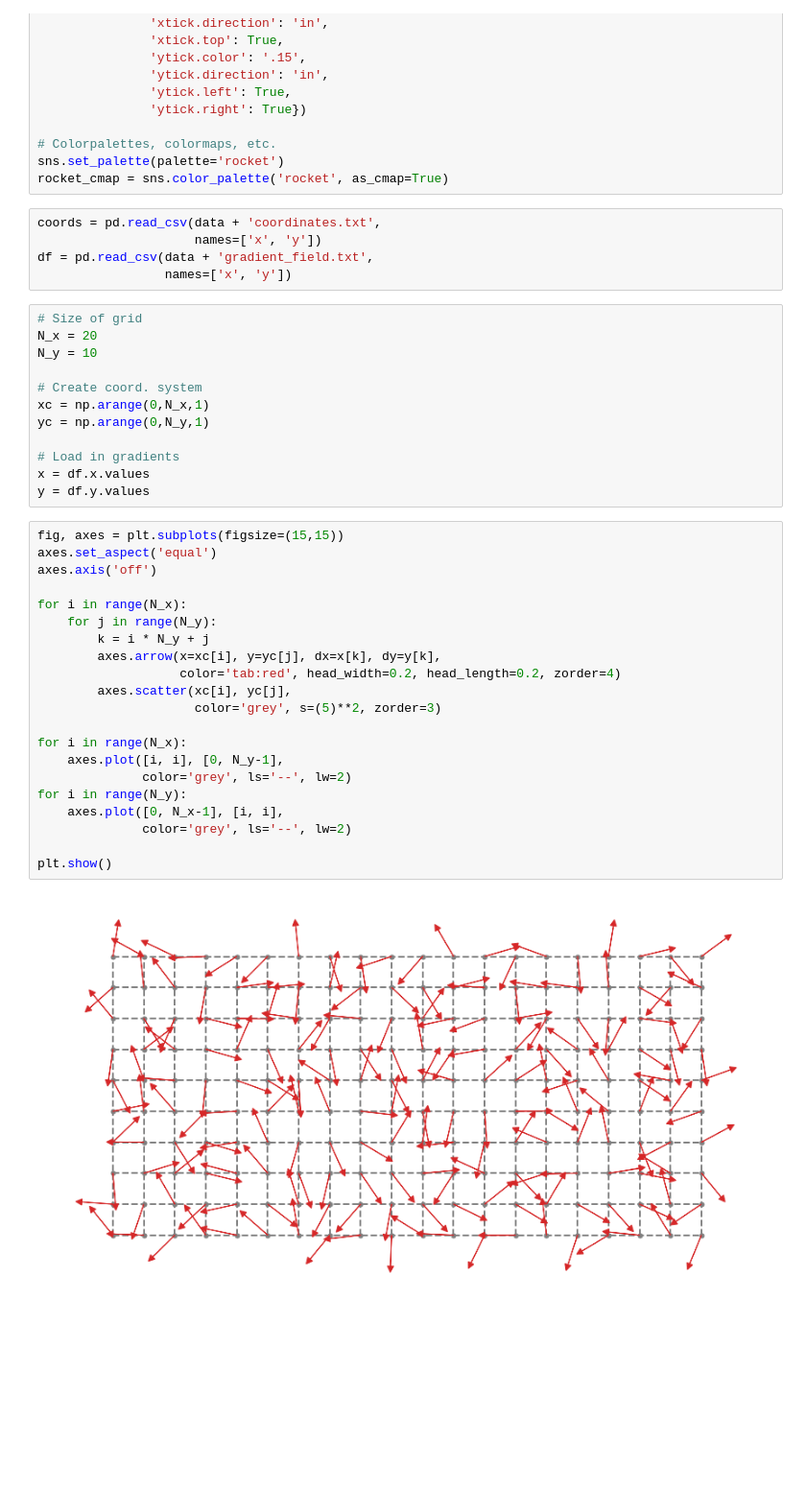
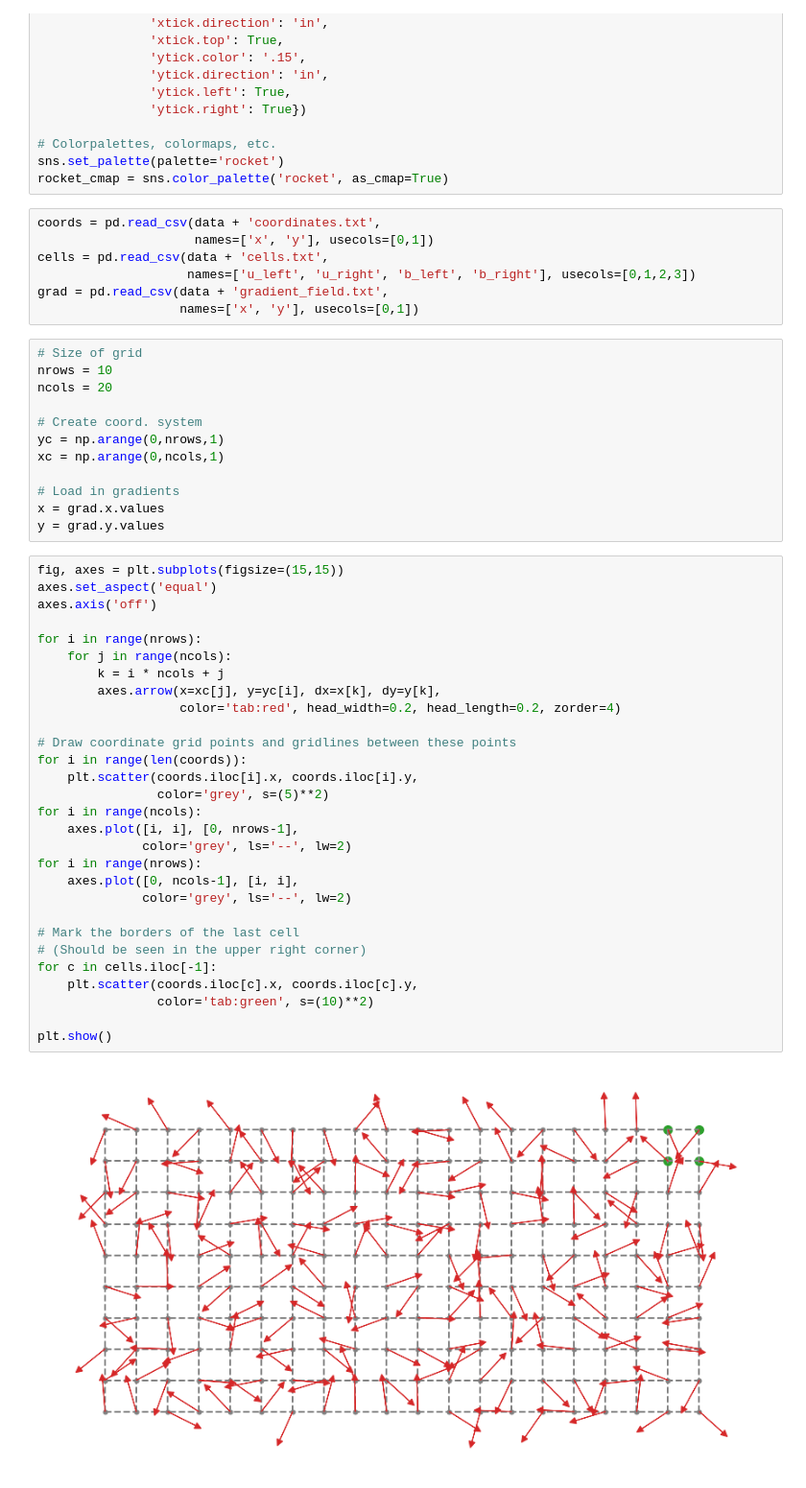
Before and after one commit to masterdesky/maths, a Jupyter notebook: perlin_noise/perlin_noise.ipynb, the cells around one changed output. Shown at 96% size. Drawn from its saved outputs; the diff is of its cells as text; blank space fills up the shorter version.

```diff
--- a/perlin_noise/perlin_noise.ipynb
+++ b/perlin_noise/perlin_noise.ipynb
@@ -83,41 +83,51 @@ sns.set_palette(palette='rocket')
 rocket_cmap = sns.color_palette('rocket', as_cmap=True)
 # %%
 coords = pd.read_csv(data + 'coordinates.txt',
-                     names=['x', 'y'])
-df = pd.read_csv(data + 'gradient_field.txt',
-                 names=['x', 'y'])
+                     names=['x', 'y'], usecols=[0,1])
+cells = pd.read_csv(data + 'cells.txt',
+                    names=['u_left', 'u_right', 'b_left', 'b_right'], usecols=[0,1,2,3])
+grad = pd.read_csv(data + 'gradient_field.txt',
+                   names=['x', 'y'], usecols=[0,1])
 # %%
 # Size of grid
-N_x = 20
-N_y = 10
+nrows = 10
+ncols = 20
 
 # Create coord. system
-xc = np.arange(0,N_x,1)
-yc = np.arange(0,N_y,1)
+yc = np.arange(0,nrows,1)
+xc = np.arange(0,ncols,1)
 
 # Load in gradients
-x = df.x.values
-y = df.y.values
+x = grad.x.values
+y = grad.y.values
 # %%
 fig, axes = plt.subplots(figsize=(15,15))
 axes.set_aspect('equal')
 axes.axis('off')
 
-for i in range(N_x):
-    for j in range(N_y):
-        k = i * N_y + j
-        axes.arrow(x=xc[i], y=yc[j], dx=x[k], dy=y[k],
+for i in range(nrows):
+    for j in range(ncols):
+        k = i * ncols + j
+        axes.arrow(x=xc[j], y=yc[i], dx=x[k], dy=y[k],
                    color='tab:red', head_width=0.2, head_length=0.2, zorder=4)
-        axes.scatter(xc[i], yc[j],
-                     color='grey', s=(5)**2, zorder=3)
 
-for i in range(N_x):
-    axes.plot([i, i], [0, N_y-1],
+# Draw coordinate grid points and gridlines between these points
+for i in range(len(coords)):
+    plt.scatter(coords.iloc[i].x, coords.iloc[i].y,
+                color='grey', s=(5)**2)
+for i in range(ncols):
+    axes.plot([i, i], [0, nrows-1],
               color='grey', ls='--', lw=2)
-for i in range(N_y):
-    axes.plot([0, N_x-1], [i, i],
+for i in range(nrows):
+    axes.plot([0, ncols-1], [i, i],
               color='grey', ls='--', lw=2)
 
+# Mark the borders of the last cell
+# (Should be seen in the upper right corner)
+for c in cells.iloc[-1]:
+    plt.scatter(coords.iloc[c].x, coords.iloc[c].y,
+                color='tab:green', s=(10)**2)
+
 plt.show()
 # %% [output]
-[figure, old version]
+[figure, new version]
```
Also changed, not shown: 3 other files.
